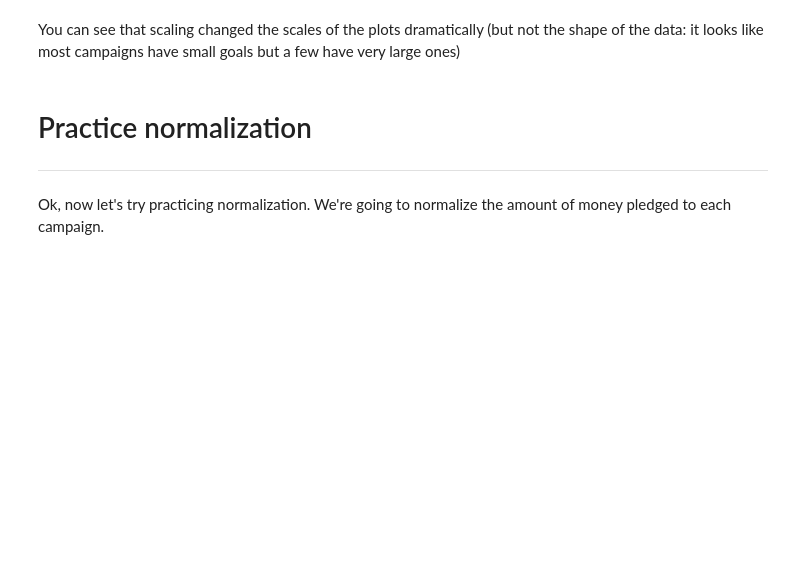
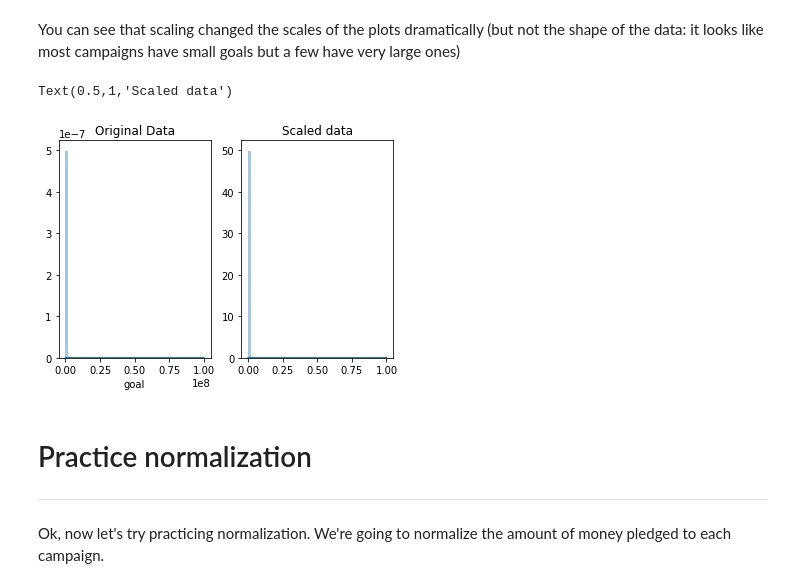
Before and after one commit to BrianLDev/data_cleaning_Kaggle, a Jupyter notebook: Data Cleaning 02-Scale and Normalize Data.ipynb, the cells around one changed output. Saved outputs shown, nothing was run; the diff lists cells and outputs as text; code cells hidden in the pictures; blank space fills up the shorter version.

Commit message:
finished Data Cleaning 02-Scane and Normalize Data

```diff
--- a/Data Cleaning 02-Scale and Normalize Data.ipynb
+++ b/Data Cleaning 02-Scale and Normalize Data.ipynb
@@ -138,3 +143,19 @@ You can see that scaling changed the scales of the plots dramatically (but not t
+# %%
+# Your turn!
+
+# We just scaled the "usd_goal_real" column. What about the "goal" column?
+goal = kickstarters_2017.goal
+scaled_goal = minmax_scaling(goal, columns=[0])
+
+# plot the original & scaled data together to compare
+fig, ax=plt.subplots(1,2)
+sns.distplot(kickstarters_2017.goal, ax=ax[0])
+ax[0].set_title("Original Data")
+sns.distplot(scaled_goal, ax=ax[1])
+ax[1].set_title("Scaled data")
+# %% [output]
+Text(0.5,1,'Scaled data')
+[figure, added]
 # %% [markdown]
 # Practice normalization
 ___
```
Also changed, not shown: parts of 7 cells of this notebook.
